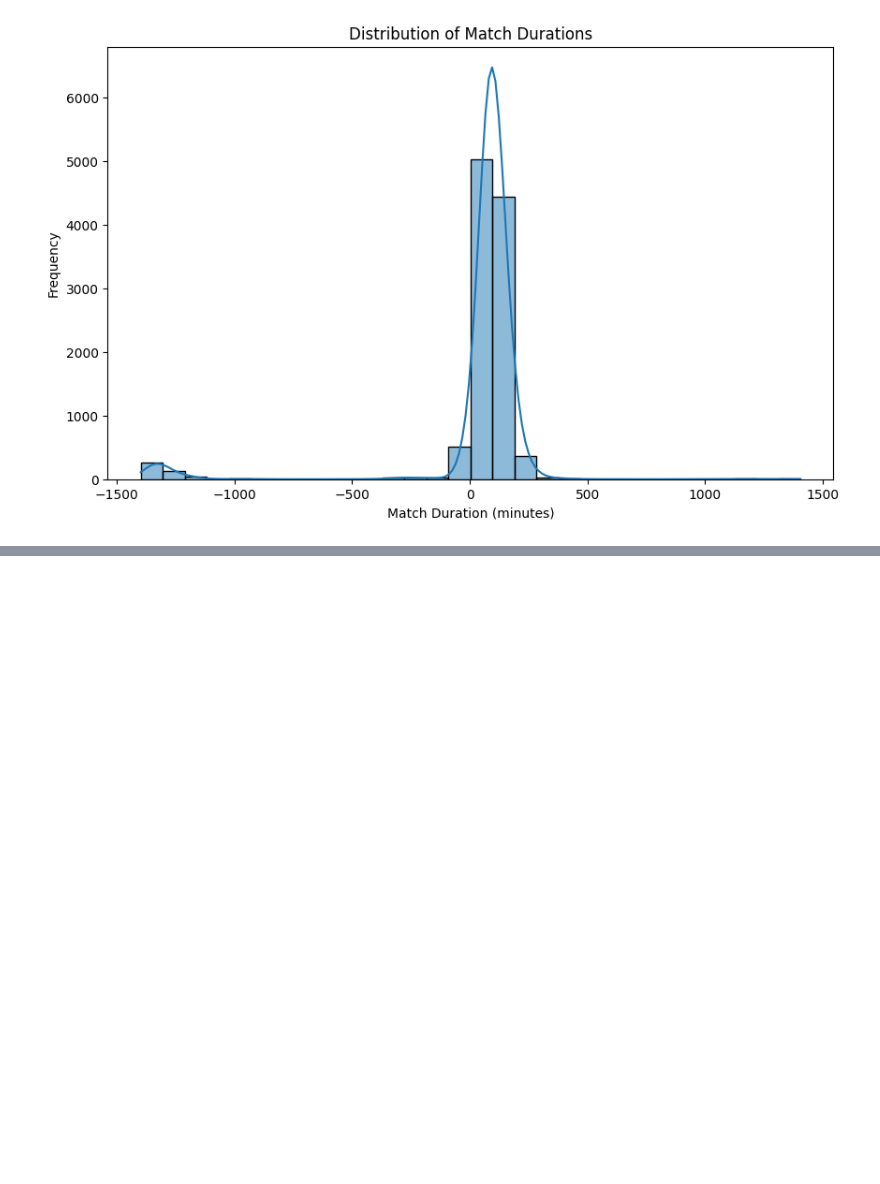
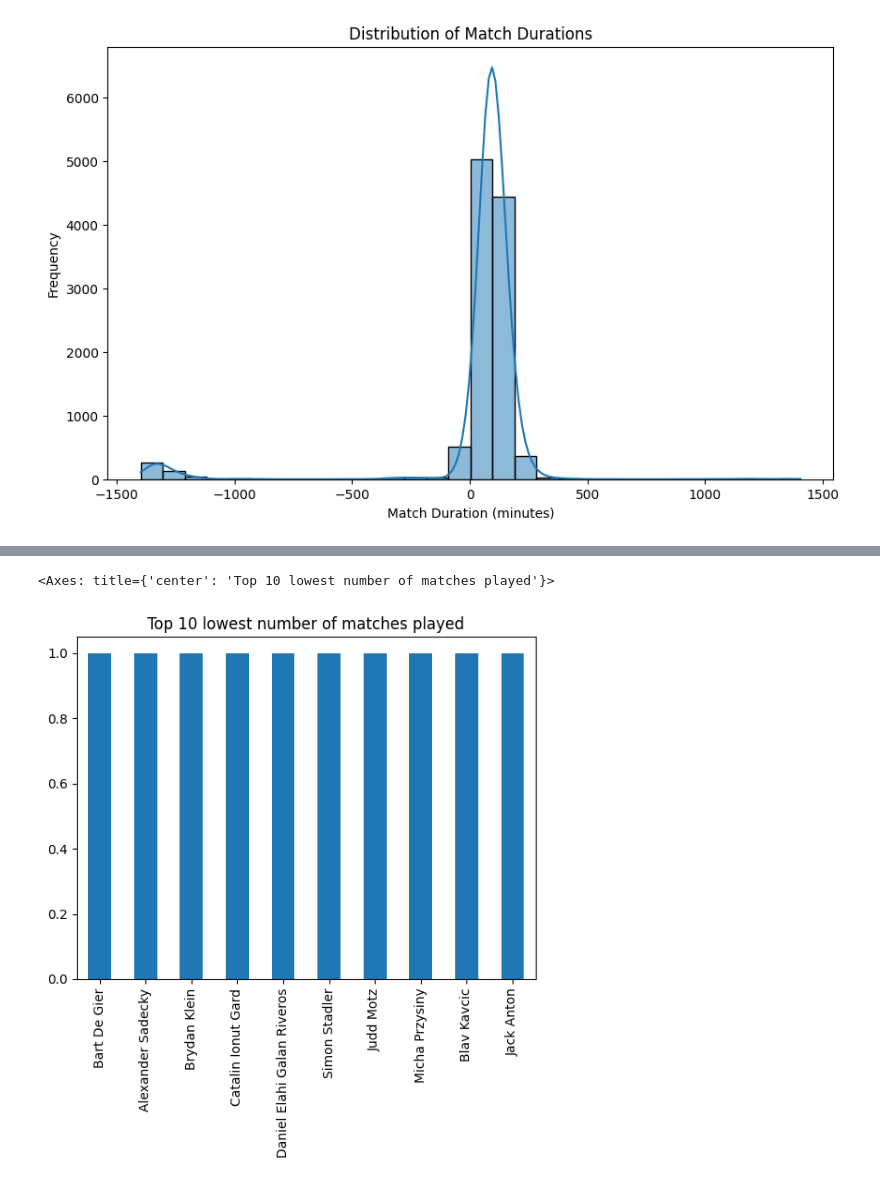
Before and after one commit to sivamovva/TennisEDA, a Jupyter notebook: tennis_eda_main.ipynb, the cells around one changed output, grey strips where cells are left out. Drawn from its saved outputs; the diff is of its cells as text; code cells hidden in the pictures; blank space fills up the shorter version.

```diff
--- a/tennis_eda_main.ipynb
+++ b/tennis_eda_main.ipynb
@@ -67,0 +65,6 @@ negative_durations
+# %%
+# bottom 10 players in terms of number of matches played
+all_players.value_counts().sort_values(ascending=True).head(10).plot(kind='bar', title='Top 10 lowest number of matches played')
+# %% [output]
+<Axes: title={'center': 'Top 10 lowest number of matches played'}>
+[figure, added]
```
Also changed, not shown: parts of 25 cells of this notebook.
